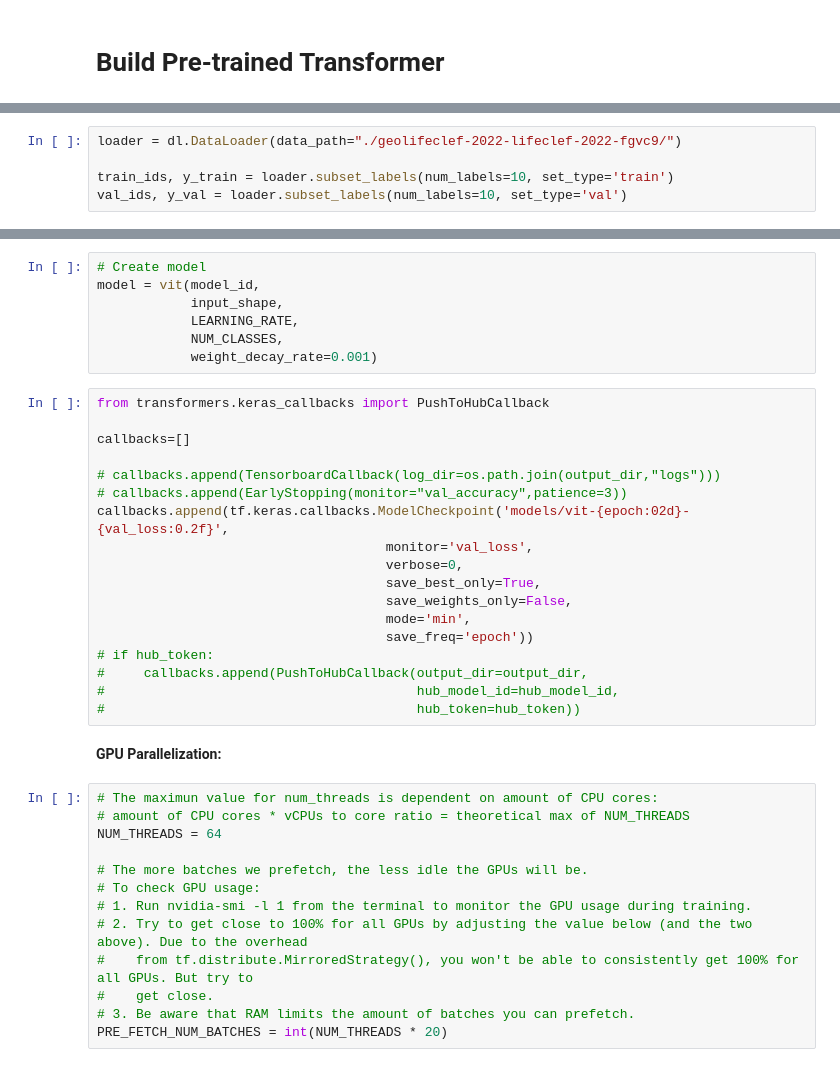
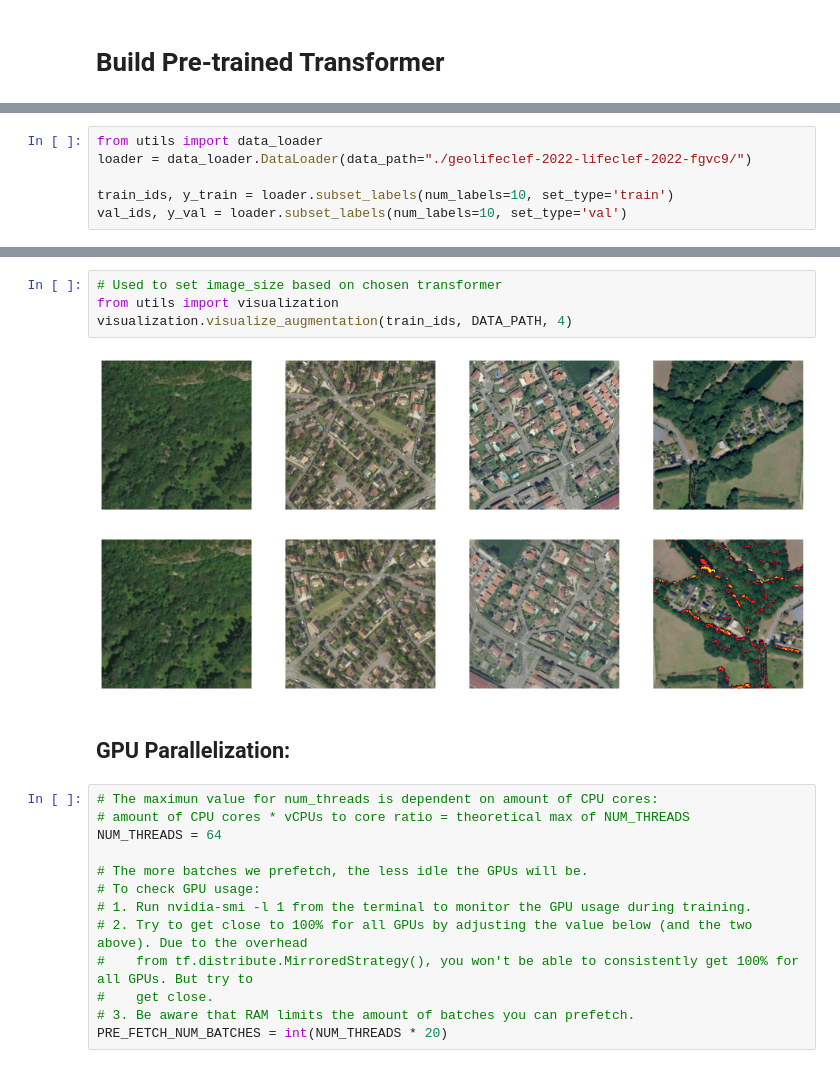
Before and after one commit to jannikjw/species-presence-prediction, a Jupyter notebook: jannik_transformer.ipynb, the cells around one changed output, grey strips where cells are left out. Cells and saved outputs as stored; diff of their text form.

Commit message:
Refactored transformers and add experiment with all types of satellite patches

```diff
--- a/jannik_transformer.ipynb
+++ b/jannik_transformer.ipynb
@@ -252,5 +88,6 @@ reload(dl)
 # %%
-loader = dl.DataLoader(data_path="./geolifeclef-2022-lifeclef-2022-fgvc9/")
+from utils import data_loader
+loader = data_loader.DataLoader(data_path="./geolifeclef-2022-lifeclef-2022-fgvc9/")
 
 train_ids, y_train = loader.subset_labels(num_labels=10, set_type='train')
 val_ids, y_val = loader.subset_labels(num_labels=10, set_type='val')
@@ -362,30 +111,11 @@ def vit(model_id, input_shape, learning_rate, num_classes, weight_decay_rate):
-# %%
-# Create model
-model = vit(model_id,
-            input_shape,
-            LEARNING_RATE,
-            NUM_CLASSES,
-            weight_decay_rate=0.001)
-# %%
-from transformers.keras_callbacks import PushToHubCallback
-
-callbacks=[]
-
-# callbacks.append(TensorboardCallback(log_dir=os.path.join(output_dir,"logs")))
-# callbacks.append(EarlyStopping(monitor="val_accuracy",patience=3))
-callbacks.append(tf.keras.callbacks.ModelCheckpoint('models/vit-{epoch:02d}-{val_loss:0.2f}',
-                                     monitor='val_loss',
-                                     verbose=0,
-                                     save_best_only=True,
-                                     save_weights_only=False,
-                                     mode='min',
-                                     save_freq='epoch'))
-# if hub_token:
-#     callbacks.append(PushToHubCallback(output_dir=output_dir,
-#                                        hub_model_id=hub_model_id,
-#                                        hub_token=hub_token))
+# %%
+# Used to set image_size based on chosen transformer
+from utils import visualization
+visualization.visualize_augmentation(train_ids, DATA_PATH, 4)
+# %% [output]
+[figure, added]
 # %% [markdown]
-**GPU Parallelization:**
+## GPU Parallelization:
 # %%
 # The maximun value for num_threads is dependent on amount of CPU cores:
 # amount of CPU cores * vCPUs to core ratio = theoretical max of NUM_THREADS
```
Also changed, not shown: parts of 58 cells of this notebook, 4 other files.
